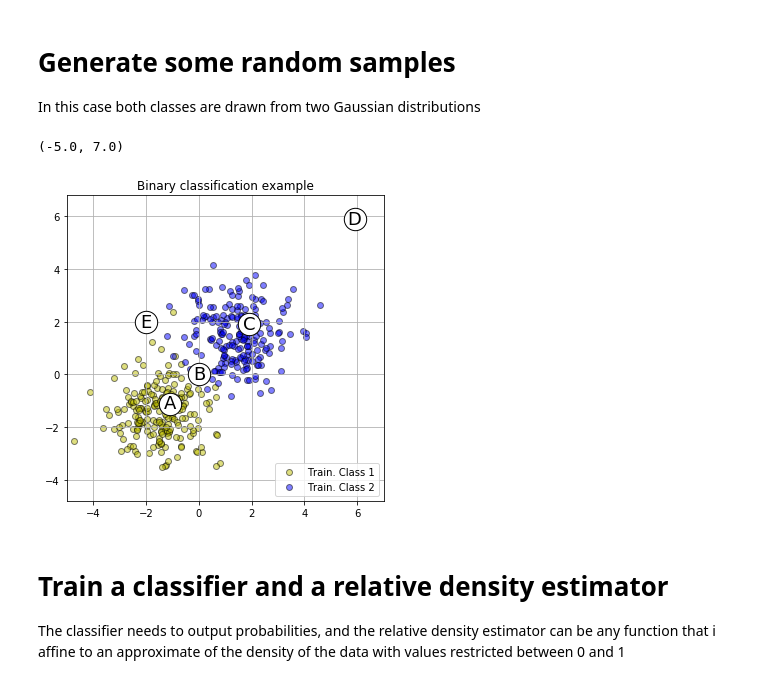
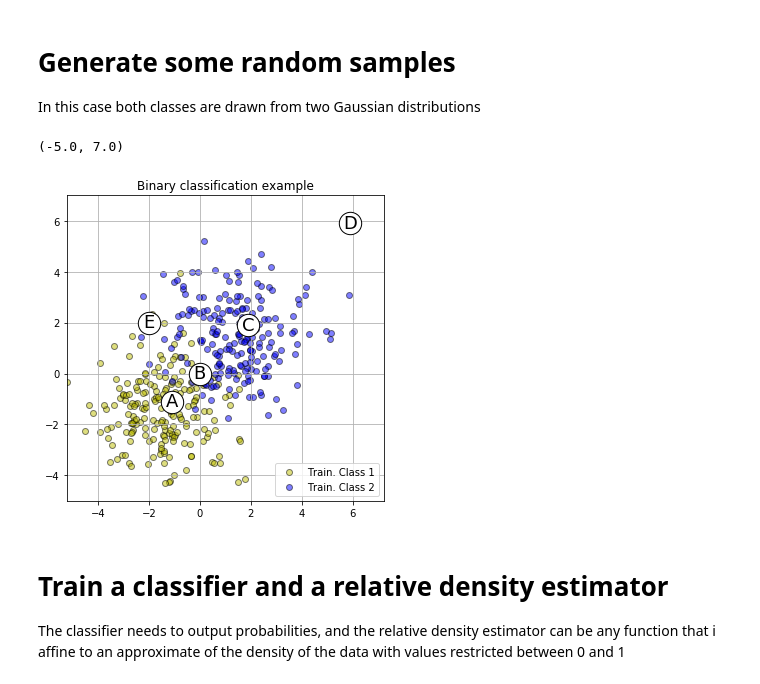
Before and after one commit to fat-forensics/fat-forensics, a Jupyter notebook: background_check_example.ipynb, the cells around one changed output. Cells and saved outputs as stored; diff of their text form; code cells hidden in the pictures.

```diff
--- a/background_check_example.ipynb
+++ b/background_check_example.ipynb
@@ -165,40 +231,41 @@ In this case both classes are drawn from two Gaussian distributions
 # %%
 n_samples = 200 * 2
 prior = [0.5, 0.5]
+means = np.array([[-1.5, -1.5], [1.5, 1.5]])
 
-model_c1 = multivariate_normal(mean=[-1.5, -1.5], cov=np.array([[1,0], [0,1]]))
-model_c2 = multivariate_normal(mean=[ 1.5,  1.5], cov=np.array([[1,0], [0,1]]))
+model_c1 = multivariate_normal(mean=means[0], cov=np.array([[2,0], [0,2]]))
+model_c2 = multivariate_normal(mean=means[1], cov=np.array([[2,0], [0,2]]))
 
 np.random.seed(seed)
 N = 200*2
 X = np.concatenate((model_c1.rvs(int(n_samples * prior[0])),
                     model_c2.rvs(int(n_samples * prior[1]))))
 y = np.concatenate((np.zeros(int(n_samples * prior[0])),
                     np.ones(int(n_samples * prior[1]))))
 
 
 fig = plt.figure(figsize=(5,5))
 ax = fig.add_subplot(1,1,1)
 ax.set_title('Binary classification example')
 ax.scatter(X[y==0,0], X[y==0,1], c='y', alpha=0.5, label='Train. Class 1')
 ax.scatter(X[y==1,0], X[y==1,1], c='b', alpha=0.5, label='Train. Class 2')
 ax.grid(True)
 
 x_predict = np.array([[-1.1,-1.1], [0,0], [1.9,1.9], [5.9,5.9], [-2,2]])
 notes = ('A', 'B', 'C', 'D', 'E')
 ax_scatter_question(ax, x_predict, notes)
 plt.axis('equal')
 
 ax.legend(loc='lower right')
 
 x1_min, x1_max = (-5.0, 7.0)
 x2_min, x2_max = (-5.0, 7.0)
 
 ax.set_xlim([x1_min, x1_max])
 ax.set_ylim([x2_min, x2_max])
 # %% [output]
 (-5.0, 7.0)
-[figure, old version]
+[figure, new version]
 # %% [markdown]
 # Train a classifier and a relative density estimator
 
```
Also changed, not shown: parts of 7 cells of this notebook.
